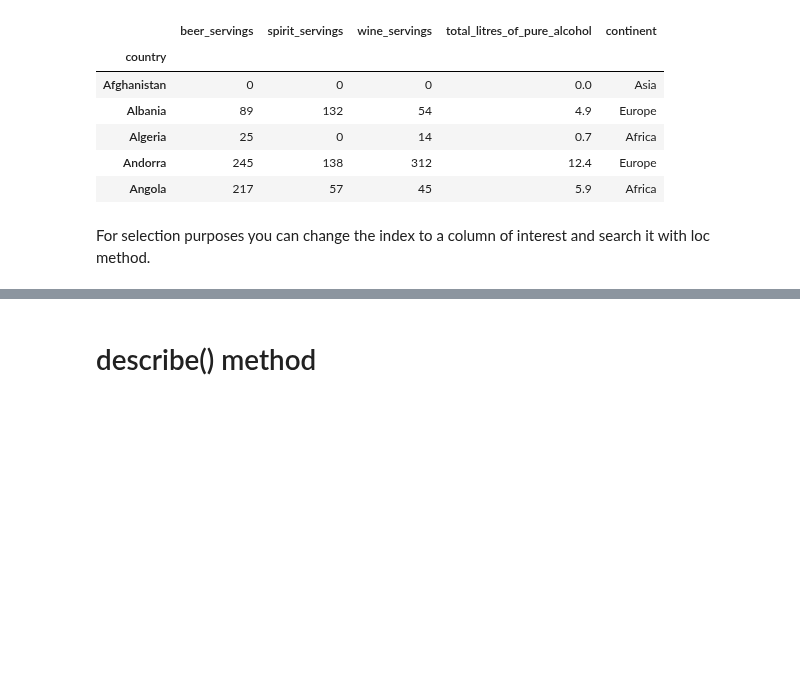
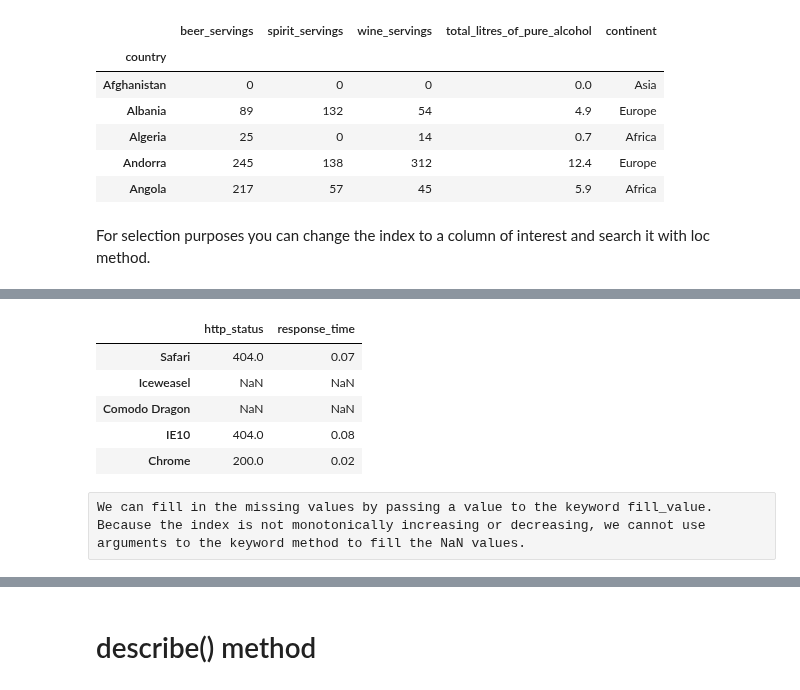
Before and after one commit to GurkanGitHub/Python, a Jupyter notebook: pandas_df_methods.ipynb, the cells around one changed output, grey strips where cells are left out. Drawn from its saved outputs; the diff is of its cells as text; code cells hidden in the pictures; blank space fills up the shorter version.

```diff
--- a/pandas_df_methods.ipynb
+++ b/pandas_df_methods.ipynb
@@ -1330,0 +1357,11 @@ For selection purposes you can change the index to a column of interest and sear
+# %%
+df.reindex(labels = new_index)
+# %% [output]
+|  | http_status | response_time |
+| Safari | 404.0 | 0.07 |
+| Iceweasel | NaN | NaN |
+| Comodo Dragon | NaN | NaN |
+| IE10 | 404.0 | 0.08 |
+| Chrome | 200.0 | 0.02 |
+# %% [raw]
+We can fill in the missing values by passing a value to the keyword fill_value. Because the index is not monotonically increasing or decreasing, we cannot use arguments to the keyword method to fill the NaN values.
```
Also changed, not shown: parts of 14 cells of this notebook, 1 other file.
